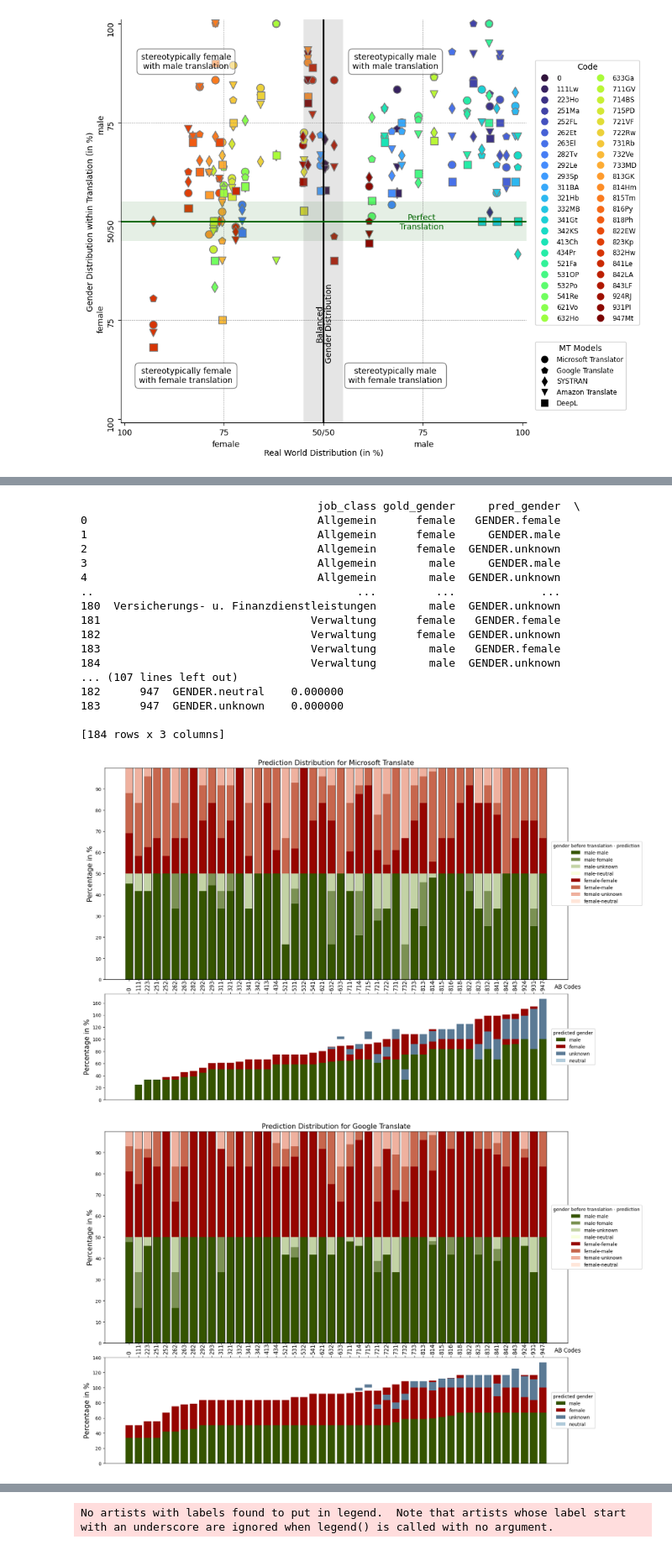
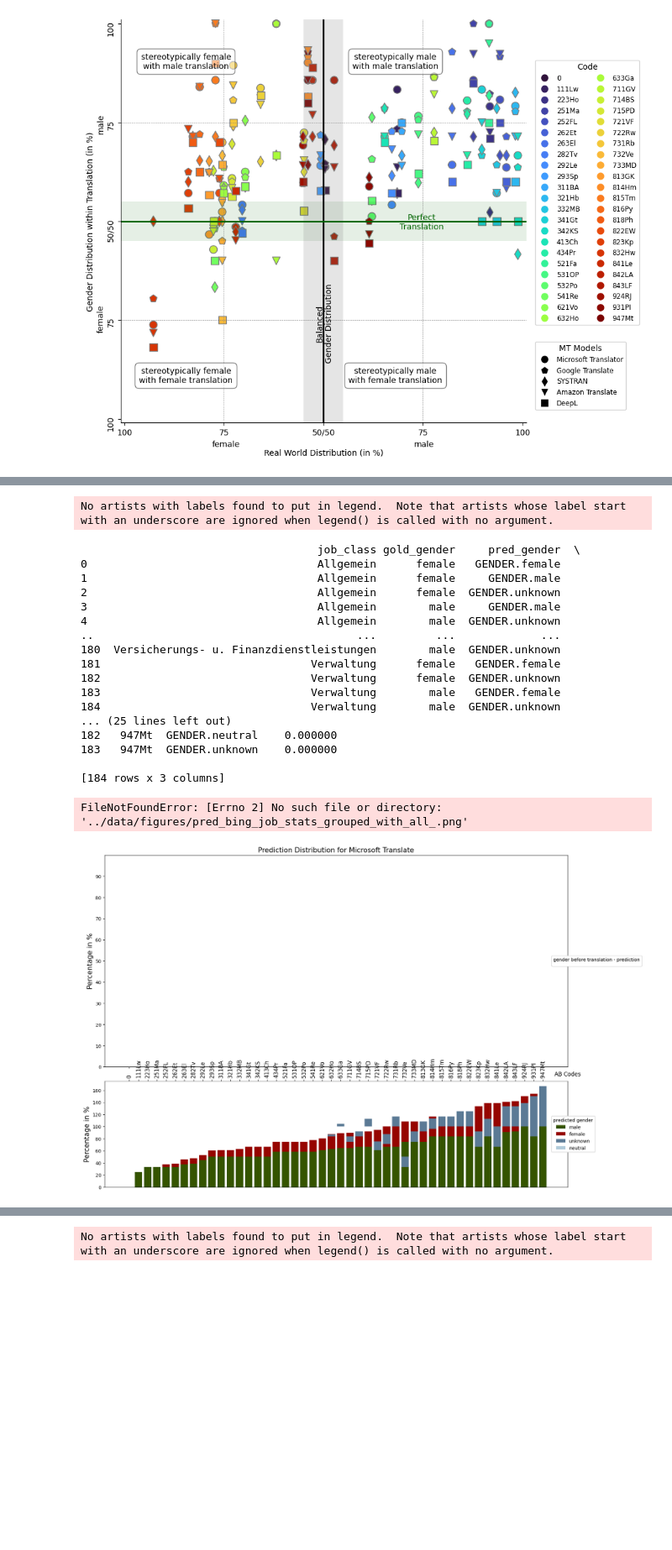
Before and after one commit to michellekappl/mt_gender_german, a Jupyter notebook: src/german/statistics/statistics.ipynb, the cells around one changed output, grey strips where cells are left out. Shown: that part at 84% size. Drawn from its saved outputs; the diff is of its cells as text; code cells hidden in the pictures; blank space fills up the shorter version.

```diff
--- a/src/german/statistics/statistics.ipynb
+++ b/src/german/statistics/statistics.ipynb
@@ -6,14 +6,14 @@ import os
 
 # concat all stats
 def concat_stats(model, lang):
-    n = pd.read_csv(f'../data/human/{model}/{lang}/none/{lang}.pred_stats.csv')
-    a = pd.read_csv(f'../data/human/{model}/{lang}/anti/{lang}.pred_stats.csv')
-    p = pd.read_csv(f'../data/human/{model}/{lang}/pro/{lang}.pred_stats.csv')
-    aw = pd.read_csv(f'../data/human/{model}/{lang}/anti_wmt/{lang}.pred_stats.csv')
-    pw = pd.read_csv(f'../data/human/{model}/{lang}/pro_wmt/{lang}.pred_stats.csv')
+    n = pd.read_csv(f'../../../data/human/{model}/{lang}/none/{lang}.pred_stats.csv')
+    a = pd.read_csv(f'../../../data/human/{model}/{lang}/anti/{lang}.pred_stats.csv')
+    p = pd.read_csv(f'../../../data/human/{model}/{lang}/pro/{lang}.pred_stats.csv')
+    aw = pd.read_csv(f'../../../data/human/{model}/{lang}/anti_wmt/{lang}.pred_stats.csv')
+    pw = pd.read_csv(f'../../../data/human/{model}/{lang}/pro_wmt/{lang}.pred_stats.csv')
 
     stats = pd.DataFrame([n.mean(axis=0), a.mean(axis=0), p.mean(axis=0), aw.mean(axis=0), pw.mean(axis=0)])
-    f1wo_unk = n.mean(axis=0)['acc'] * (n.mean(axis=0)['pred_m'] + n.mean(axis=0)['pred_f'] + n.mean(axis=0)['pred_n'])/ (n.mean(axis=0)['pred_m'] + n.mean(axis=0)['pred_f'] - n.mean(axis=0)['unk_m'] - n.mean(axis=0)['unk_f'] + n.mean(axis=0)['pred_n'])
+    acc_wo_unk = n.mean(axis=0)['acc'] * (n.mean(axis=0)['pred_m'] + n.mean(axis=0)['pred_f'] + n.mean(axis=0)['pred_n'])/ (n.mean(axis=0)['pred_m'] + n.mean(axis=0)['pred_f'] - n.mean(axis=0)['unk_m'] - n.mean(axis=0)['unk_f'] + n.mean(axis=0)['pred_n'])
     new_row = [f'{model}_{lang}', n.mean(axis=0)['acc'], (n.mean(axis=0)['f1_m']-n.mean(axis=0)['f1_f']), (p.mean(axis=0)['acc']-a.mean(axis=0)['acc']), (pw.mean(axis=0)['acc']-aw.mean(axis=0)['acc']), ((n.mean(axis=0)['unk_f'] + n.mean(axis=0)['unk_m'])/288)*100, acc_wo_unk]
 
     stats.insert(0, 'stereotype', [f'{model}_{lang}', 'anti', 'pro', 'anti_wmt', 'pro_wmt'])
@@ -23,7 +23,7 @@ def concat_stats(model, lang):
 file_exists = os.path.isfile('pred_stats.csv')
 
 table = []
-with open(f'../data/pred_stats.csv', 'w') as f:
+with open(f'./pred_stats.csv', 'w') as f:
     for model in ['bing', 'google', 'systran', 'aws']:
         for lang in ['it', 'fr', 'uk', 'ru', 'es', 'he', 'ar']:
             stats,row = concat_stats(model, lang)
@@ -36,10 +36,10 @@ with open(f'../data/pred_stats.csv', 'w') as f:
     for lang in ['it', 'fr', 'uk', 'ru', 'es']:
         stats,row = concat_stats('deepl',lang)
         table.append(row)
-        stats.to_csv('../data/pred_stats.csv', mode='a', index=False, header=None)
+        stats.to_csv('./pred_stats_.csv', mode='a', index=False, header=None)
 
 new_df = pd.DataFrame(table, columns=['stereotype', 'acc', 'delta-G', 'delta-S', 'delta-S_wmt', 'unk_perc', 'acc_wo_unk'])
 new_df = new_df.round(1)
 print(new_df['delta-G'].mean())
-new_df.to_csv('../data/table.csv', index=False)
+new_df.to_csv('./table.csv', index=False)
 # %% [output]
@@ -162,7 +148,7 @@ import numpy as np
 
 names = ['Microsoft Translate', 'Google Translate', 'SYSTRAN', 'Amazon Translate', 'DeepL']
 for i, mt in enumerate(['bing', 'google', 'systran', 'aws', 'deepl']):
-    df = pd.read_csv(f'../data/job_instances/pred_{mt}_job_stats.csv')
+    df = pd.read_csv(f'../statistics/job_instances/pred_{mt}_job_stats.csv')
     df.sort_values(by=['ab_code'], inplace=True)
 
     df['female_perc'] = df['female'] / (df['male'] + df['female']) * 100
@@ -376,9 +343,9 @@ fig.tight_layout(pad=6)
 #for i, mt in enumerate(['google', 'aws']):
 for i, mt in enumerate(['bing', 'deepl', 'systran']):
     #df = pd.read_csv(f'../data/job_instances/pred_jobs/pred_job_stats_{mt}_grouped.csv')
-    df = pd.read_csv(f'../data/job_instances/pred_jobs/pred_job_stats_romance_{mt}_grouped.csv')
+    df = pd.read_csv(f'../statistics/job_instances/pred_jobs/pred_job_stats_romance_{mt}_grouped.csv')
     df.rename(columns={'job_class': 'name'}, inplace=True)
-    ab_code = pd.read_csv('./job_data_arbeitsamt_.csv')
+    ab_code = pd.read_csv('../job_data_arbeitsamt_with_short.csv')
     ab_code = ab_code[['ab_code', 'name']]
 
     pivot_df = df.pivot_table(index='name', columns=['gold_gender', 'pred_gender'], values='count', fill_value=0)
@@ -472,10 +440,10 @@ import numpy as np
 
 names = ['Microsoft Translate', 'Google Translate', 'SYSTRAN', 'Amazon Translate', 'DeepL']
 for i, mt in enumerate(['bing', 'systran', 'deepl']):
-    df = pd.read_csv(f'../data/job_instances/pred_jobs/pred_job_stats_romance_{mt}.csv', names= ['name', 'gold_gender', 'pred_gender', 'job_class'])
+    df = pd.read_csv(f'../statistics/job_instances/pred_jobs/pred_job_stats_romance_{mt}.csv', names= ['name', 'gold_gender', 'pred_gender', 'job_class'])
 
     grouped_df = df.groupby(["job_class", "gold_gender", 'pred_gender']).size().reset_index(name="count")
-    ab_codes = pd.read_csv('../src/german/statistics_dataset/job_data_arbeitsamt_.csv')
+    ab_codes = pd.read_csv('../job_data_arbeitsamt_with_short.csv')
     ab_codes = ab_codes.rename(columns={'name':'job_class'})
     ab_codes = ab_codes[['job_class', 'ab_code']]
     grouped = grouped_df.merge(ab_codes, on='job_class')
@@ -506,7 +474,7 @@ for i, mt in enumerate(['bing', 'systran', 'deepl']):
     print(grouped)
 
     grouped = pd.concat([grouped, to_add_df]).sort_values(by=['ab_code', 'gold_gender'])
-    grouped.to_csv(f'../data/job_instances/pred_jobs/pred_job_stats_romance_{mt}_grouped.csv', index=False)
+    grouped.to_csv(f'../statistics/job_instances/pred_jobs/pred_job_stats_romance_{mt}_grouped.csv', index=False)
 
 
     x = np.arange(len(grouped['ab_code'].unique()))
@@ -541,49 +509,50 @@ for i, mt in enumerate(['bing', 'systran', 'deepl']):
     ax1.set_ylabel('Percentage in %', fontsize=15)
     ax1.set_title(f'Prediction Distribution for {names[i]}', fontsize=15)
     ax1.set_xticks(x, grouped['ab_code'].unique(), rotation=90, fontsize=12)
     ax1.set_yticks(np.arange(0, 100, 10))
     ax1.set_ylim(0,100)
     ax1.legend(title='gender before translation - prediction', loc='center left', bbox_to_anchor=(0.96, 0.5), ncol=1, framealpha=1)
     ax1.set_xlabel('AB Codes', fontsize=12)
     ax1.xaxis.set_label_coords(1, -0.02)
 
     all = grouped.groupby(['ab_code', 'pred_gender'])['perc'].sum().reset_index(name="total_perc")
     print(all)
 
 
     male = all[all['pred_gender'] == 'GENDER.male'].reset_index(drop=True).sort_values(by=['total_perc'])
     female = all[all['pred_gender'] == 'GENDER.female'].reset_index(drop=True).sort_values(by=['total_perc'])
     neutral = all[all['pred_gender'] == 'GENDER.neutral'].reset_index(drop=True).sort_values(by=['total_perc'])
     unknown = all[all['pred_gender'] == 'GENDER.unknown'].reset_index(drop=True).sort_values(by=['total_perc'])
 
     ax2.bar(x, male['total_perc'], color='#355400', label='male')
     ax2.bar(x, female['total_perc'],bottom=male['total_perc'], color='#960500', label='female')
     ax2.bar(x, unknown['total_perc'], bottom = male['total_perc']+female['total_perc'], color='#5b7a95', label='unknown')
     ax2.bar(x, neutral['total_perc'], bottom = male['total_perc']+female['total_perc']+unknown['total_perc'], color='#b1cbda', label='neutral')
 
     ax2.set_ylabel('Percentage in %', fontsize=15)
     ax2.xaxis.tick_top()
     ax2.set_xticks(x, grouped['ab_code'].unique(), rotation=90, fontsize=12)
     ax2.legend(title='predicted gender', loc='center left', bbox_to_anchor=(0.96, 0.5), ncol=1, framealpha=1)
 
     plt.savefig(f'../data/figures/pred_{mt}_job_stats_grouped_with_all_.png', bbox_inches='tight')
 # %% [output]
-                                    job_class gold_gender     pred_gender  \
-0                                   Allgemein      female   GENDER.female
-1                                   Allgemein      female     GENDER.male
-2                                   Allgemein      female  GENDER.unknown
-3                                   Allgemein        male     GENDER.male
-4                                   Allgemein        male  GENDER.unknown
-..                                        ...         ...             ...
-180  Versicherungs- u. Finanzdienstleistungen        male  GENDER.unknown
-181                                Verwaltung      female   GENDER.female
-182                                Verwaltung      female  GENDER.unknown
-183                                Verwaltung        male   GENDER.female
-184                                Verwaltung        male  GENDER.unknown
-... (107 lines left out)
-182      947  GENDER.neutral    0.000000
-183      947  GENDER.unknown    0.000000
-
-[184 rows x 3 columns]
+No artists with labels found to put in legend.  Note that artists whose label start with an underscore are ignored when legend() is called with no argument.
+                                    job_class gold_gender     pred_gender  \
+0                                   Allgemein      female   GENDER.female
+1                                   Allgemein      female     GENDER.male
+2                                   Allgemein      female  GENDER.unknown
+3                                   Allgemein        male     GENDER.male
+4                                   Allgemein        male  GENDER.unknown
+..                                        ...         ...             ...
+180  Versicherungs- u. Finanzdienstleistungen        male  GENDER.unknown
+181                                Verwaltung      female   GENDER.female
+182                                Verwaltung      female  GENDER.unknown
+183                                Verwaltung        male   GENDER.female
+184                                Verwaltung        male  GENDER.unknown
+... (25 lines left out)
+182   947Mt  GENDER.neutral    0.000000
+183   947Mt  GENDER.unknown    0.000000
+
+[184 rows x 3 columns]
+FileNotFoundError: [Errno 2] No such file or directory: '../data/figures/pred_bing_job_stats_grouped_with_all_.png'
-[figure, old version]
+[figure, new version]
-[figure, removed]
```
Also changed, not shown: parts of 7 cells of this notebook.
